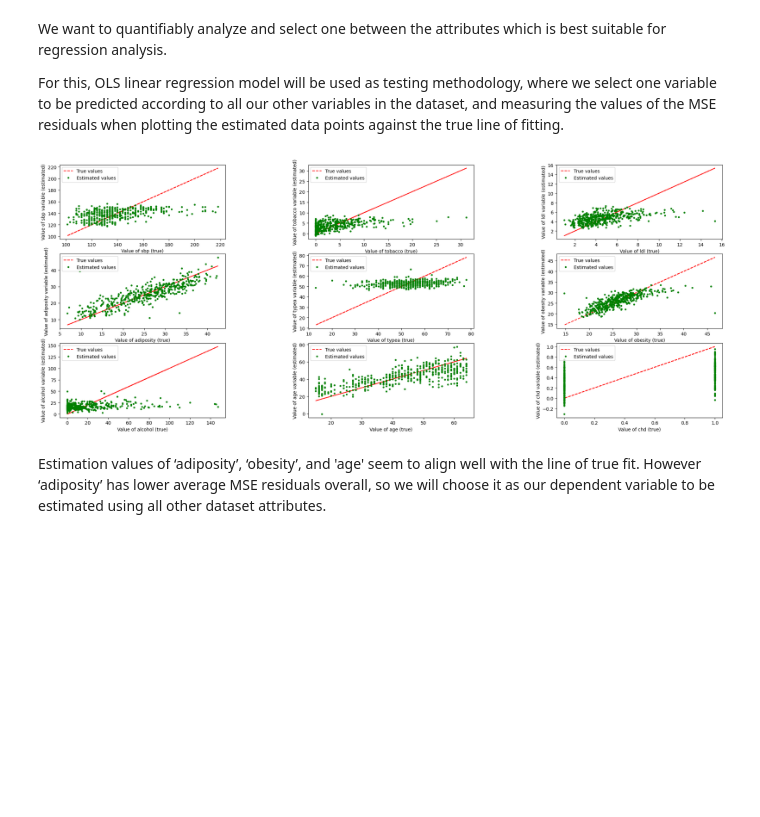
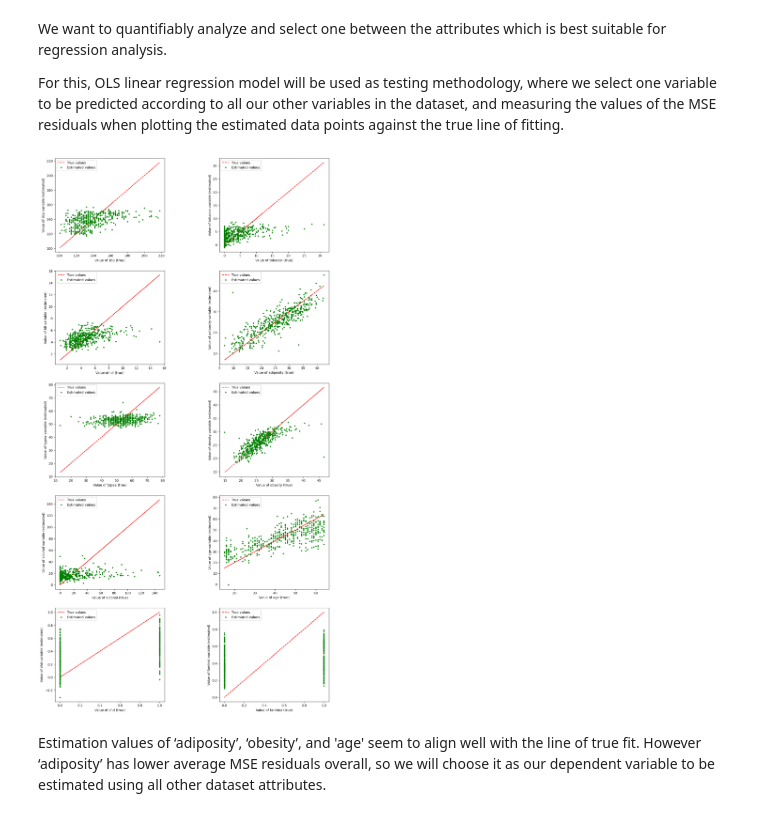
Before and after one commit to carolinahdzm/MLandDataM-Project2, a Jupyter notebook: Project2.ipynb, the cells around one changed output. Drawn from its saved outputs; the diff is of its cells as text; code cells hidden in the pictures; blank space fills up the shorter version.

```diff
--- a/Project2.ipynb
+++ b/Project2.ipynb
@@ -94,39 +94,39 @@ We want to quantifiably analyze and select one between the attributes which is b
 
 For this, OLS linear regression model will be used as testing methodology, where we select one variable to be predicted according to all our other variables in the dataset, and measuring the values of the MSE residuals when plotting the estimated data points against the true line of fitting.
 # %%
-criterion_variables = ['sbp', 'tobacco', 'ldl', 'adiposity', 'typea', 'obesity', 'alcohol', 'age','chd']
+criterion_variables = ['sbp', 'tobacco', 'ldl', 'adiposity', 'typea', 'obesity', 'alcohol', 'age','chd','famhist']
 
 # Display plot
-plt.figure(figsize=(26,10))
+plt.figure(figsize=(15,30))
 plt.subplots_adjust(wspace = 0.5)
 
-for i in range(9):
+for i in range(10):
     attr_col = list(df.columns).index(criterion_variables[i])
     cols = list(range(0, attr_col)) + list(range(attr_col + 1, len(df.columns)))
 
     X = raw_data[:, cols]
     y = raw_data[:, attr_col] # the 'oldpeak' column
     attributeNames = list(df.columns[cols])
 
     N, M = X.shape
 
     X = stats.zscore(X);
 
     # Fit ordinary least squares regression model
     model = lm.LinearRegression()
     model.fit(X,y)
 
     # Predict thalach
     y_est = model.predict(X)
     residual = y_est-y
 
-    plt.subplot(3, 3, i+1)
+    plt.subplot(5, 2, i+1)
     plt.plot(y, y, '--r')
     plt.plot(y, y_est, '.g')
     plt.xlabel('Value of {0} (true)'.format(criterion_variables[i])); ylabel('Value of {0} variable (estimated)'.format(criterion_variables[i]))
     plt.legend(['True values', 'Estimated values'], loc = 2);
 # %% [output]
-[figure, old version]
+[figure, new version]
 # %% [markdown]
 Estimation values of ‘adiposity’, ‘obesity’, and 'age' seem to align well with the line of true fit. However ‘adiposity’ has lower average MSE residuals overall, so we will choose it as our dependent variable to be estimated using all other dataset attributes.
 # %% [markdown]
```
